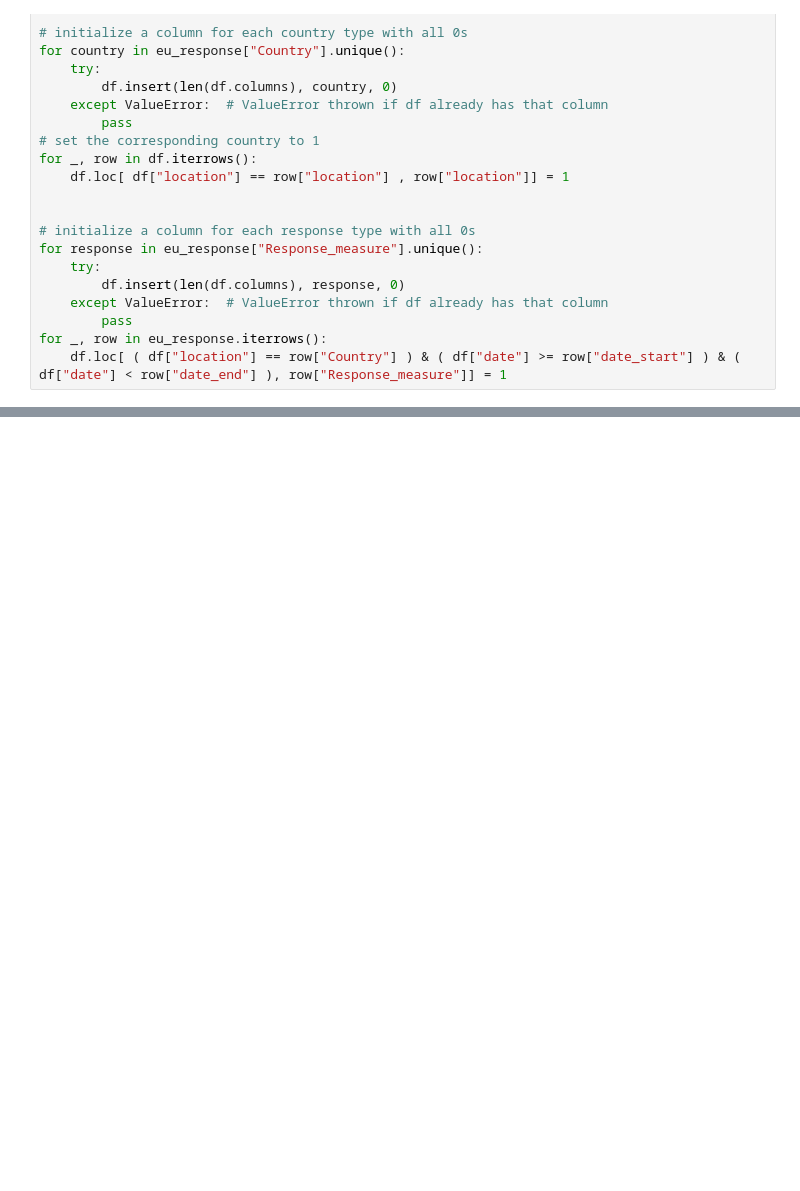
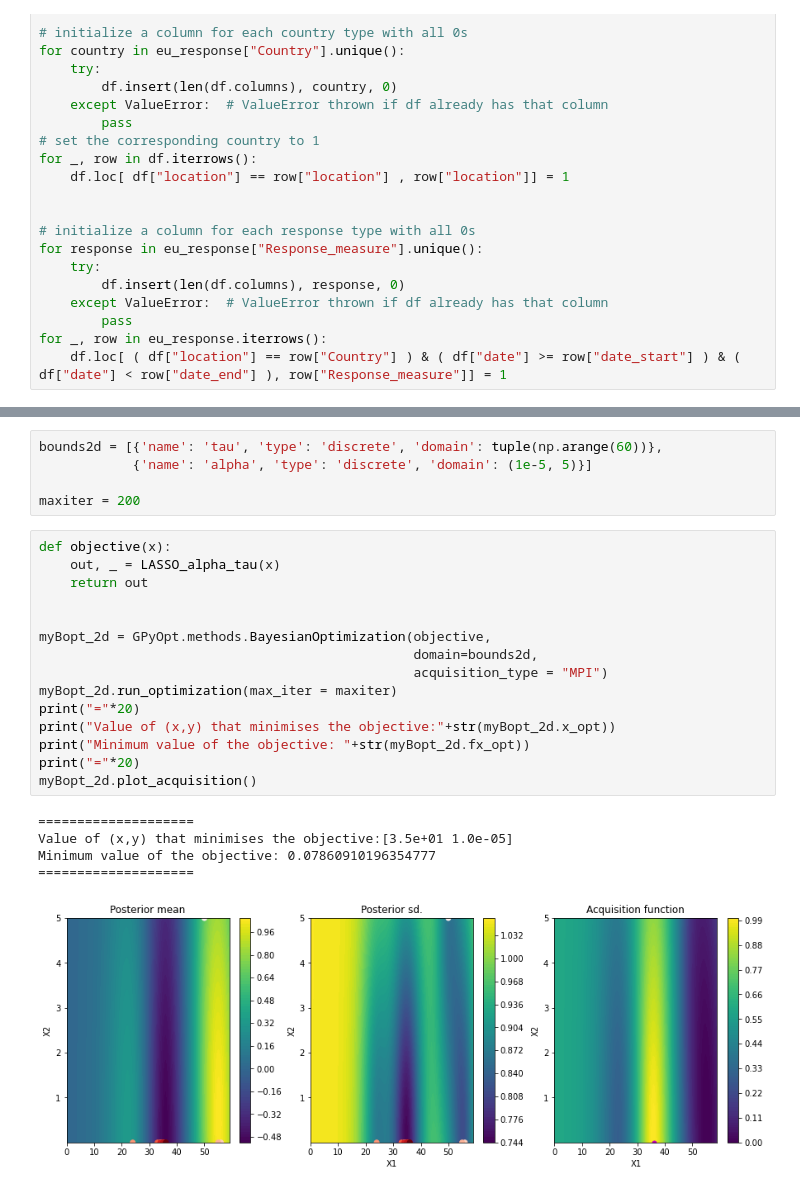
Before and after one commit to evilpegasus/datathon-spring-2021, a Jupyter notebook: LASSO.ipynb, the cells around one changed output, grey strips where cells are left out. Saved outputs shown, nothing was run; the diff lists cells and outputs as text; blank space fills up the shorter version.

```diff
--- a/LASSO.ipynb
+++ b/LASSO.ipynb
@@ -169,0 +93,26 @@ for tau in range(0,TAU_RANGE):
+# %%
+bounds2d = [{'name': 'tau', 'type': 'discrete', 'domain': tuple(np.arange(60))},
+            {'name': 'alpha', 'type': 'discrete', 'domain': (1e-5, 5)}]
+
+maxiter = 200
+# %%
+def objective(x):
+    out, _ = LASSO_alpha_tau(x)
+    return out
+
+
+myBopt_2d = GPyOpt.methods.BayesianOptimization(objective,
+                                                domain=bounds2d,
+                                                acquisition_type = "MPI")
+myBopt_2d.run_optimization(max_iter = maxiter)
+print("="*20)
+print("Value of (x,y) that minimises the objective:"+str(myBopt_2d.x_opt))
+print("Minimum value of the objective: "+str(myBopt_2d.fx_opt))
+print("="*20)
+myBopt_2d.plot_acquisition()
+# %% [output]
+====================
+Value of (x,y) that minimises the objective:[3.5e+01 1.0e-05]
+Minimum value of the objective: 0.07860910196354777
+====================
+[figure, added]
```
Also changed, not shown: parts of 24 cells of this notebook.
